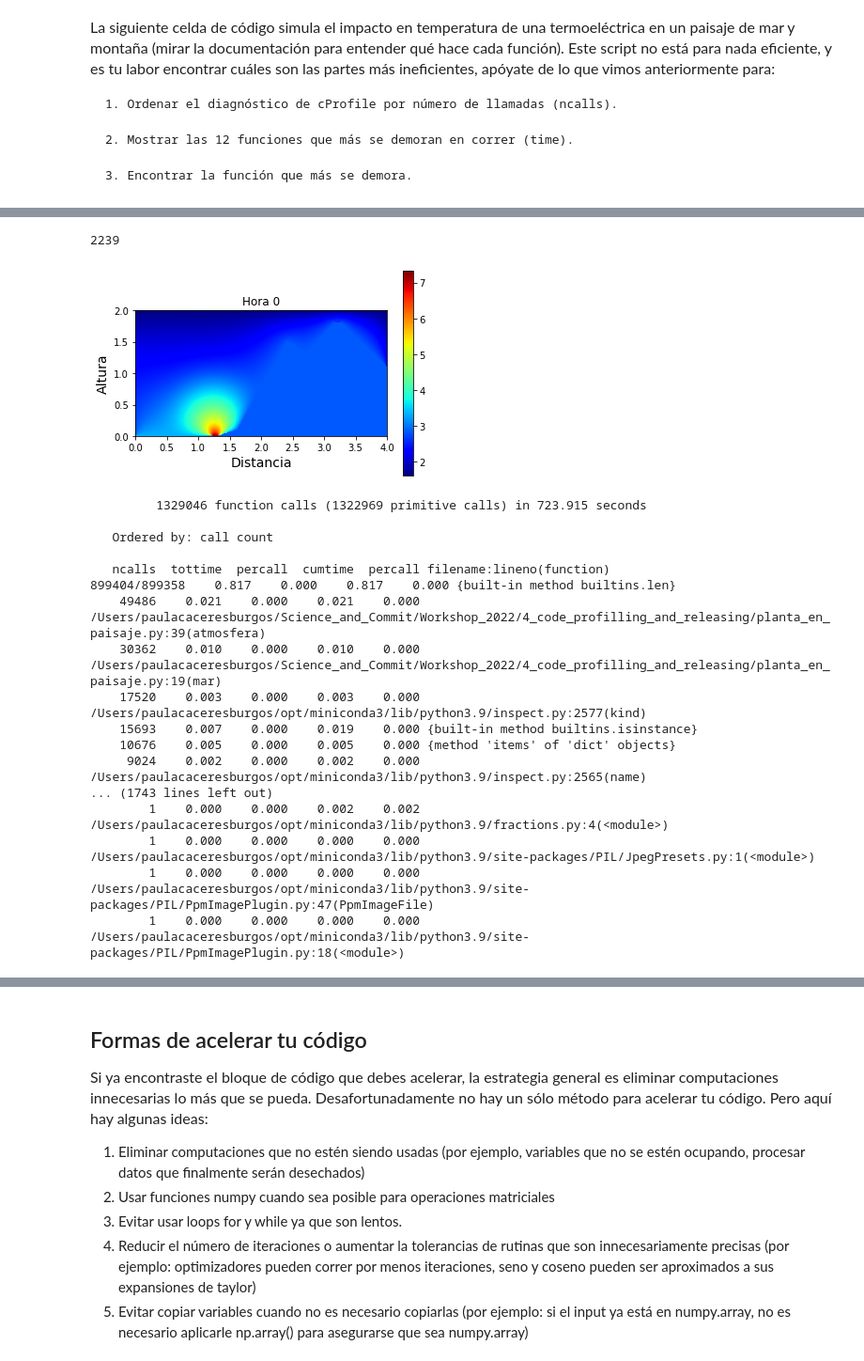
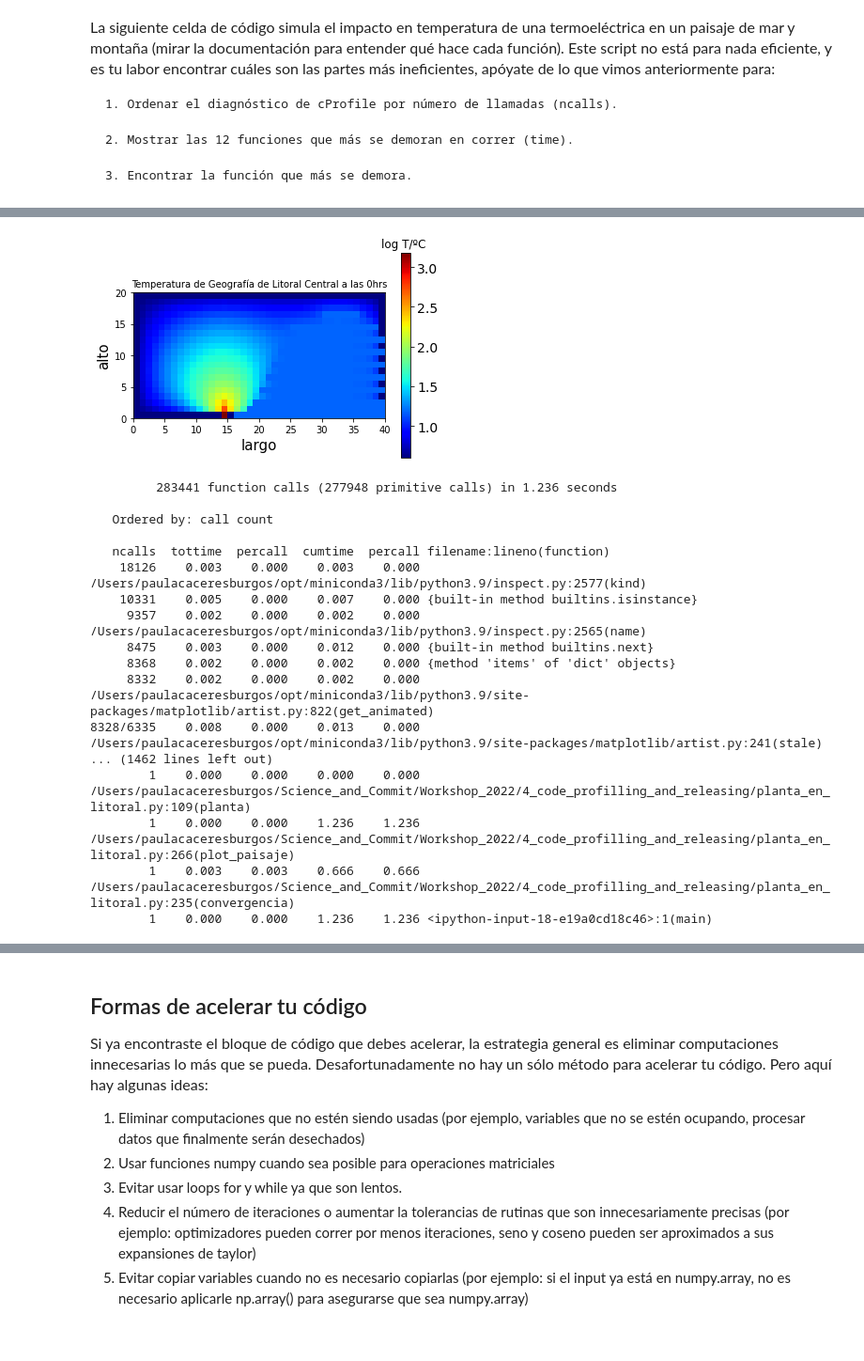
Before and after one commit to Science-and-Commit/Workshop_2022, a Jupyter notebook: 4_code_profilling_and_releasing/code_profiling.ipynb, the cells around one changed output, grey strips where cells are left out. Shown at 94% size. Saved outputs shown, nothing was run; the diff lists cells and outputs as text; code cells hidden in the pictures.

Commit message:
dejando solo el ejemplo con planta_en_litoral.py

```diff
--- a/4_code_profilling_and_releasing/code_profiling.ipynb
+++ b/4_code_profilling_and_releasing/code_profiling.ipynb
@@ -208,39 +200,37 @@ KeyboardInterrupt:
 # %%
 def main():
-    hora = 0 # tiempo desde que se prendió la termoelectrica
-    w = 1.5 # parámetro libre
-    Temp = np.zeros([200, 400])
-    Borde = np.zeros([200, 400])
-    BordesFijos = pp.CreaBordes(Borde)
-    pp.plot_paisaje(Temp, BordesFijos, hora, w)
+    hora = 0
+    alto = 2000
+    ancho = 4000
+    paso = 100
+    pl.plot_paisaje(alto,ancho,hora,paso)
 
 if __name__ == '__main__':
     profiler = cProfile.Profile()
     profiler.enable()
     main()
     profiler.disable()
     stats = pstats.Stats(profiler).sort_stats('ncalls')
     stats.print_stats()
 # %% [output]
+[figure, new version]
-2239
+         283441 function calls (277948 primitive calls) in 1.236 seconds
+
+   Ordered by: call count
+
+   ncalls  tottime  percall  cumtime  percall filename:lineno(function)
+    18126    0.003    0.000    0.003    0.000 /Users/paulacaceresburgos/opt/miniconda3/lib/python3.9/inspect.py:2577(kind)
+    10331    0.005    0.000    0.007    0.000 {built-in method builtins.isinstance}
+     9357    0.002    0.000    0.002    0.000 /Users/paulacaceresburgos/opt/miniconda3/lib/python3.9/inspect.py:2565(name)
+     8475    0.003    0.000    0.012    0.000 {built-in method builtins.next}
+     8368    0.002    0.000    0.002    0.000 {method 'items' of 'dict' objects}
+     8332    0.002    0.000    0.002    0.000 /Users/paulacaceresburgos/opt/miniconda3/lib/python3.9/site-packages/matplotlib/artist.py:822(get_animated)
+8328/6335    0.008    0.000    0.013    0.000 /Users/paulacaceresburgos/opt/miniconda3/lib/python3.9/site-packages/matplotlib/artist.py:241(stale)
+... (1462 lines left out)
+        1    0.000    0.000    0.000    0.000 /Users/paulacaceresburgos/Science_and_Commit/Workshop_2022/4_code_profilling_and_releasing/planta_en_litoral.py:109(planta)
+        1    0.000    0.000    1.236    1.236 /Users/paulacaceresburgos/Science_and_Commit/Workshop_2022/4_code_profilling_and_releasing/planta_en_litoral.py:266(plot_paisaje)
+        1    0.003    0.003    0.666    0.666 /Users/paulacaceresburgos/Science_and_Commit/Workshop_2022/4_code_profilling_and_releasing/planta_en_litoral.py:235(convergencia)
+        1    0.000    0.000    1.236    1.236 <ipython-input-18-e19a0cd18c46>:1(main)
-[figure, old version]
-         1329046 function calls (1322969 primitive calls) in 723.915 seconds
-
-   Ordered by: call count
-
-   ncalls  tottime  percall  cumtime  percall filename:lineno(function)
-899404/899358    0.817    0.000    0.817    0.000 {built-in method builtins.len}
-    49486    0.021    0.000    0.021    0.000 /Users/paulacaceresburgos/Science_and_Commit/Workshop_2022/4_code_profilling_and_releasing/planta_en_paisaje.py:39(atmosfera)
-    30362    0.010    0.000    0.010    0.000 /Users/paulacaceresburgos/Science_and_Commit/Workshop_2022/4_code_profilling_and_releasing/planta_en_paisaje.py:19(mar)
-    17520    0.003    0.000    0.003    0.000 /Users/paulacaceresburgos/opt/miniconda3/lib/python3.9/inspect.py:2577(kind)
-    15693    0.007    0.000    0.019    0.000 {built-in method builtins.isinstance}
-    10676    0.005    0.000    0.005    0.000 {method 'items' of 'dict' objects}
-     9024    0.002    0.000    0.002    0.000 /Users/paulacaceresburgos/opt/miniconda3/lib/python3.9/inspect.py:2565(name)
-... (1743 lines left out)
-        1    0.000    0.000    0.002    0.002 /Users/paulacaceresburgos/opt/miniconda3/lib/python3.9/fractions.py:4(<module>)
-        1    0.000    0.000    0.000    0.000 /Users/paulacaceresburgos/opt/miniconda3/lib/python3.9/site-packages/PIL/JpegPresets.py:1(<module>)
-        1    0.000    0.000    0.000    0.000 /Users/paulacaceresburgos/opt/miniconda3/lib/python3.9/site-packages/PIL/PpmImagePlugin.py:47(PpmImageFile)
-        1    0.000    0.000    0.000    0.000 /Users/paulacaceresburgos/opt/miniconda3/lib/python3.9/site-packages/PIL/PpmImagePlugin.py:18(<module>)
 # %%
 stats.sort_stats('time').print_stats(12)
 # %% [output]
```
Also changed, not shown: parts of 18 cells of this notebook.
